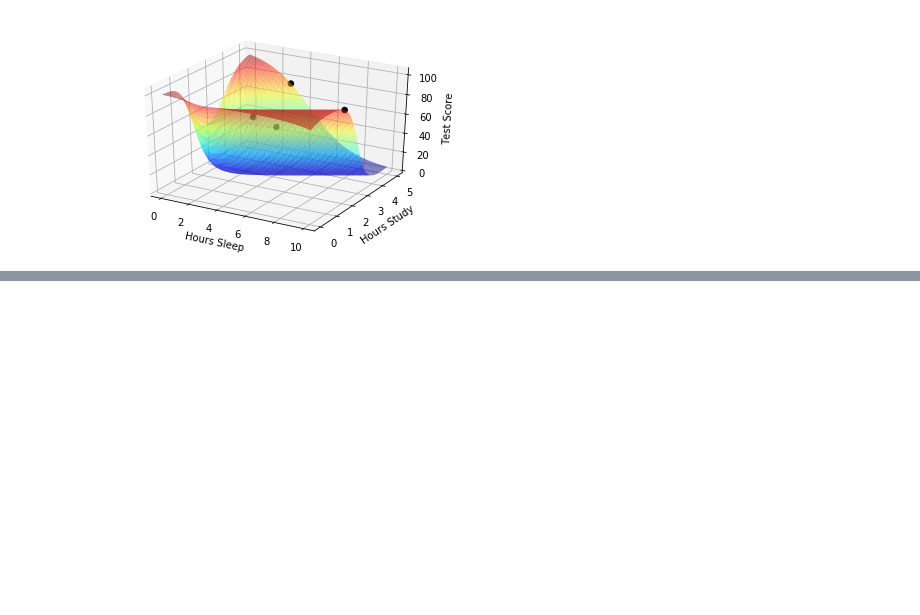
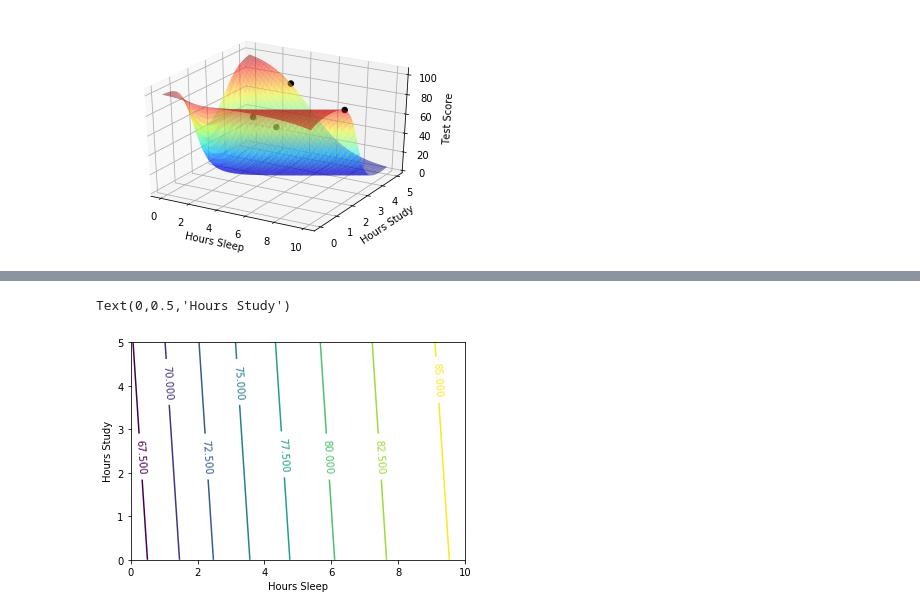
Before and after one commit to VineethKanaparthi/Neural_Nets_Demystifyed, a Jupyter notebook: Part - 2 Dealing with Over Fitting and Regularizations.ipynb, the cells around one changed output, grey strips where cells are left out. Cells and saved outputs as stored; diff of their text form; code cells hidden in the pictures; blank space fills up the shorter version.

```diff
--- a/Part - 2 Dealing with Over Fitting and Regularizations.ipynb
+++ b/Part - 2 Dealing with Over Fitting and Regularizations.ipynb
@@ -173,0 +251,3 @@ Text(0.5,0,'Test Score')
+# %%
+#Regularization Parameter:
+Lambda = 0.0001
@@ -173,0 +368,14 @@ Text(0.5,0,'Test Score')
+# %%
+allOutputs = NN.forward(allInputs)
+
+#Contour Plot:
+yy = np.dot(hoursStudy.reshape(100,1), np.ones((1,100)))
+xx = np.dot(hoursSleep.reshape(100,1), np.ones((1,100))).T
+
+CS = contour(xx,yy,100*allOutputs.reshape(100, 100))
+clabel(CS, inline=1, fontsize=10)
+xlabel('Hours Sleep')
+ylabel('Hours Study')
+# %% [output]
+Text(0,0.5,'Hours Study')
+[figure, added]
```
Also changed, not shown: parts of 11 cells of this notebook.
